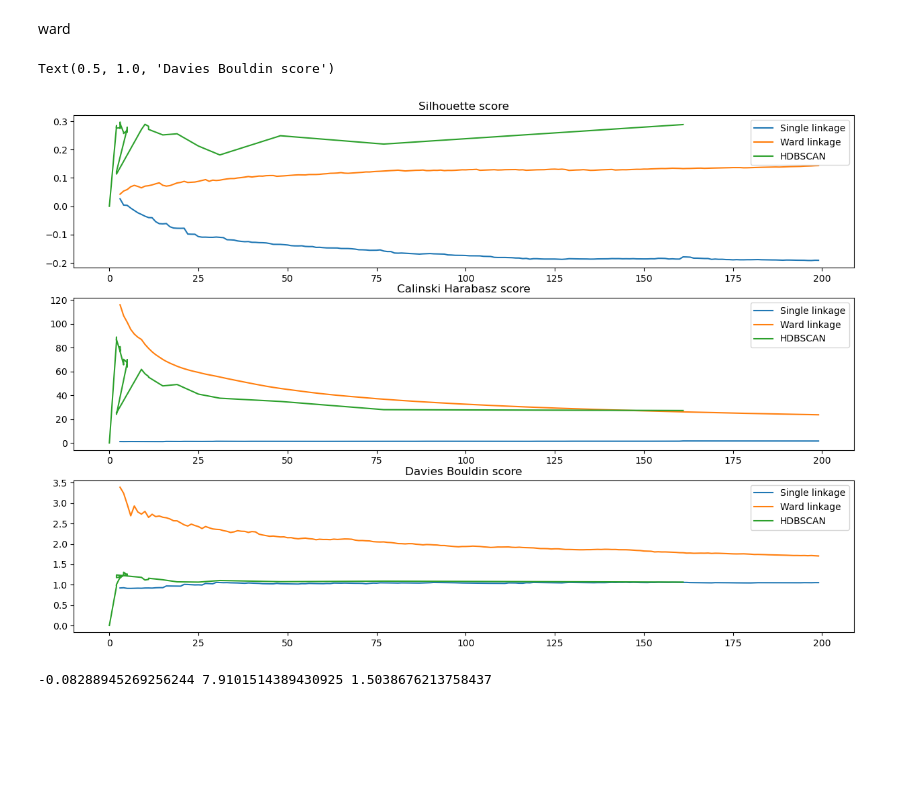
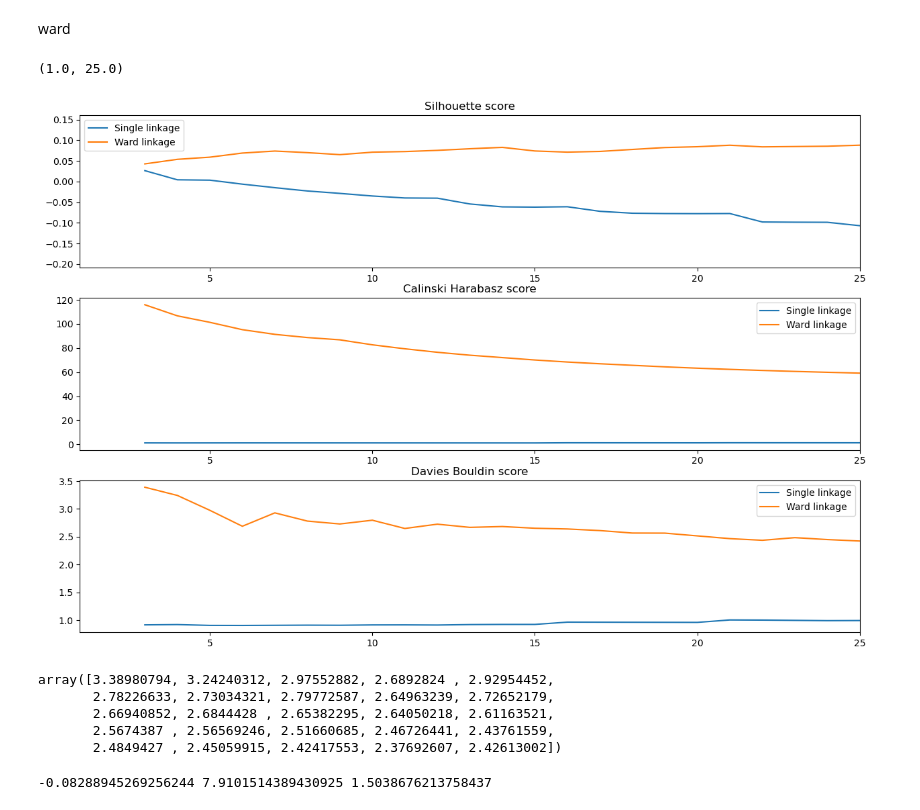
Before and after one commit to Alberto-Ghedin/ISPRA_20152017_Analysis, a Jupyter notebook: Correlation.ipynb, the cells around one changed output. Drawn from its saved outputs; the diff is of its cells as text; code cells hidden in the pictures; blank space fills up the shorter version.

```diff
--- a/Correlation.ipynb
+++ b/Correlation.ipynb
@@ -216,23 +241,34 @@ davies_scores[method] = davies
 # %%
 fig, axs = plt.subplots(3,1, figsize = (15,10))
 axs[0].plot(n_clusters, silhouette_scores["single"], label = "Single linkage")
 axs[0].plot(n_clusters, silhouette_scores["ward"], label = "Ward linkage")
-axs[0].plot(n_clusters_hdb, silhouette_scores["HDBSCAN"], label = "HDBSCAN")
+#axs[0].plot(n_clusters_hdb, silhouette_scores["HDBSCAN"], label = "HDBSCAN")
 axs[0].legend()
+axs[0].set_xlim(1,25)
 axs[0].set_title("Silhouette score")
 axs[1].plot(n_clusters, calisnki_scores["single"], label = "Single linkage")
 axs[1].plot(n_clusters, calisnki_scores["ward"], label = "Ward linkage")
-axs[1].plot(n_clusters_hdb, calisnki_scores["HDBSCAN"], label = "HDBSCAN")
+axs[1].set_xlim(1,25)
+#axs[1].plot(n_clusters_hdb, calisnki_scores["HDBSCAN"], label = "HDBSCAN")
 axs[1].legend()
 axs[1].set_title("Calinski Harabasz score")
 axs[2].plot(n_clusters, davies_scores["single"], label = "Single linkage")
 axs[2].plot(n_clusters, davies_scores["ward"], label = "Ward linkage")
-axs[2].plot(n_clusters_hdb[:-1], davies_scores["HDBSCAN"][:-1], label = "HDBSCAN")
+#axs[2].plot(n_clusters_hdb[:-1], davies_scores["HDBSCAN"][:-1], label = "HDBSCAN")
 axs[2].legend()
 axs[2].set_title("Davies Bouldin score")
+axs[2].set_xlim(1,25)
 # %% [output]
-Text(0.5, 1.0, 'Davies Bouldin score')
+(1.0, 25.0)
-[figure, old version]
+[figure, new version]
+# %%
+davies_scores["ward"][:25]
+# %% [output]
+array([3.38980794, 3.24240312, 2.97552882, 2.6892824 , 2.92954452,
+       2.78226633, 2.73034321, 2.79772587, 2.64963239, 2.72652179,
+       2.66940852, 2.6844428 , 2.65382295, 2.64050218, 2.61163521,
+       2.5674387 , 2.56569246, 2.51660685, 2.46726441, 2.43761559,
+       2.4849427 , 2.45059915, 2.42417553, 2.37692607, 2.42613002])
 # %%
 min_cluster_sizes = np.arange(3, 100, 1)
 
```
Also changed, not shown: parts of 2 cells of this notebook, 2 other files.
